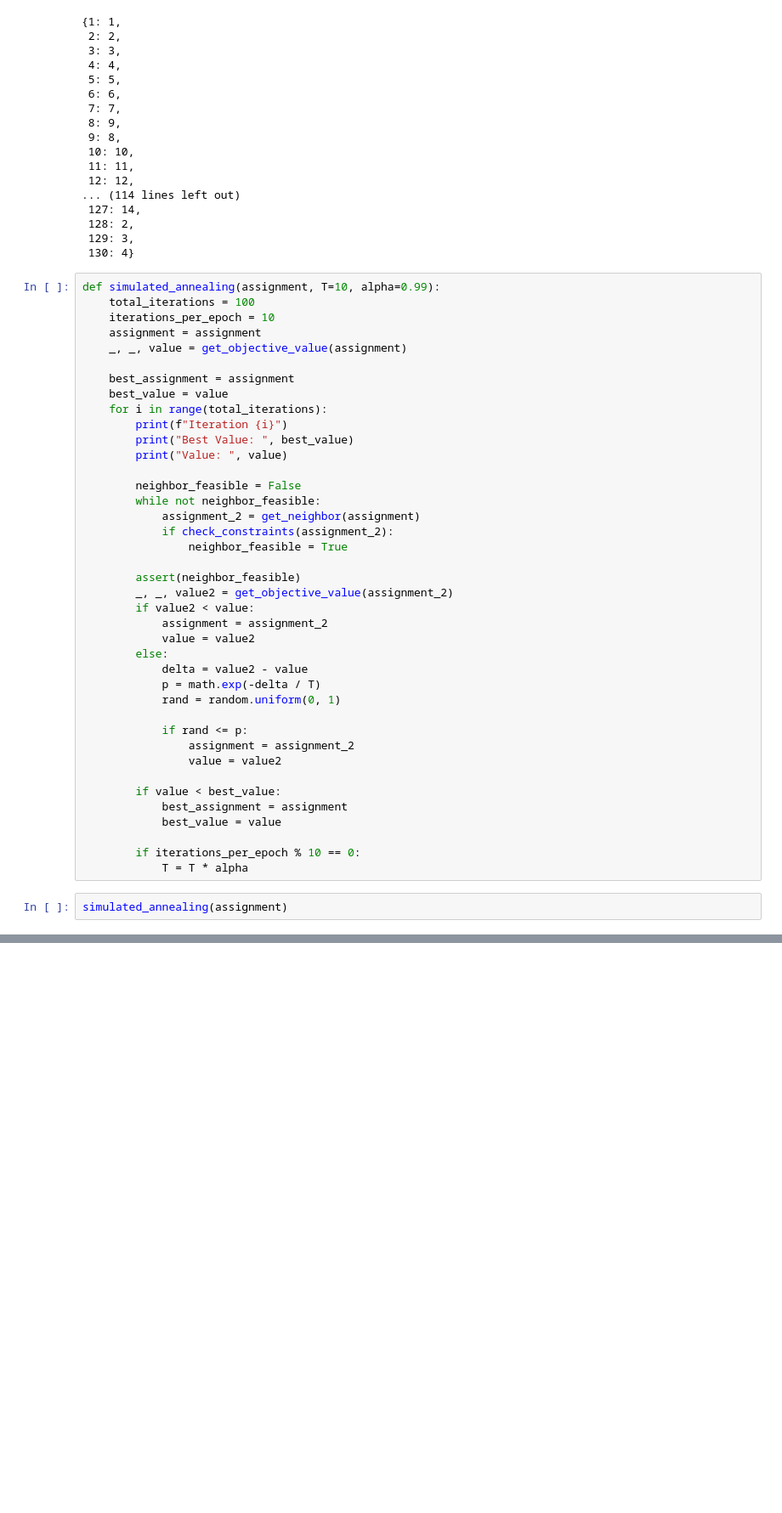
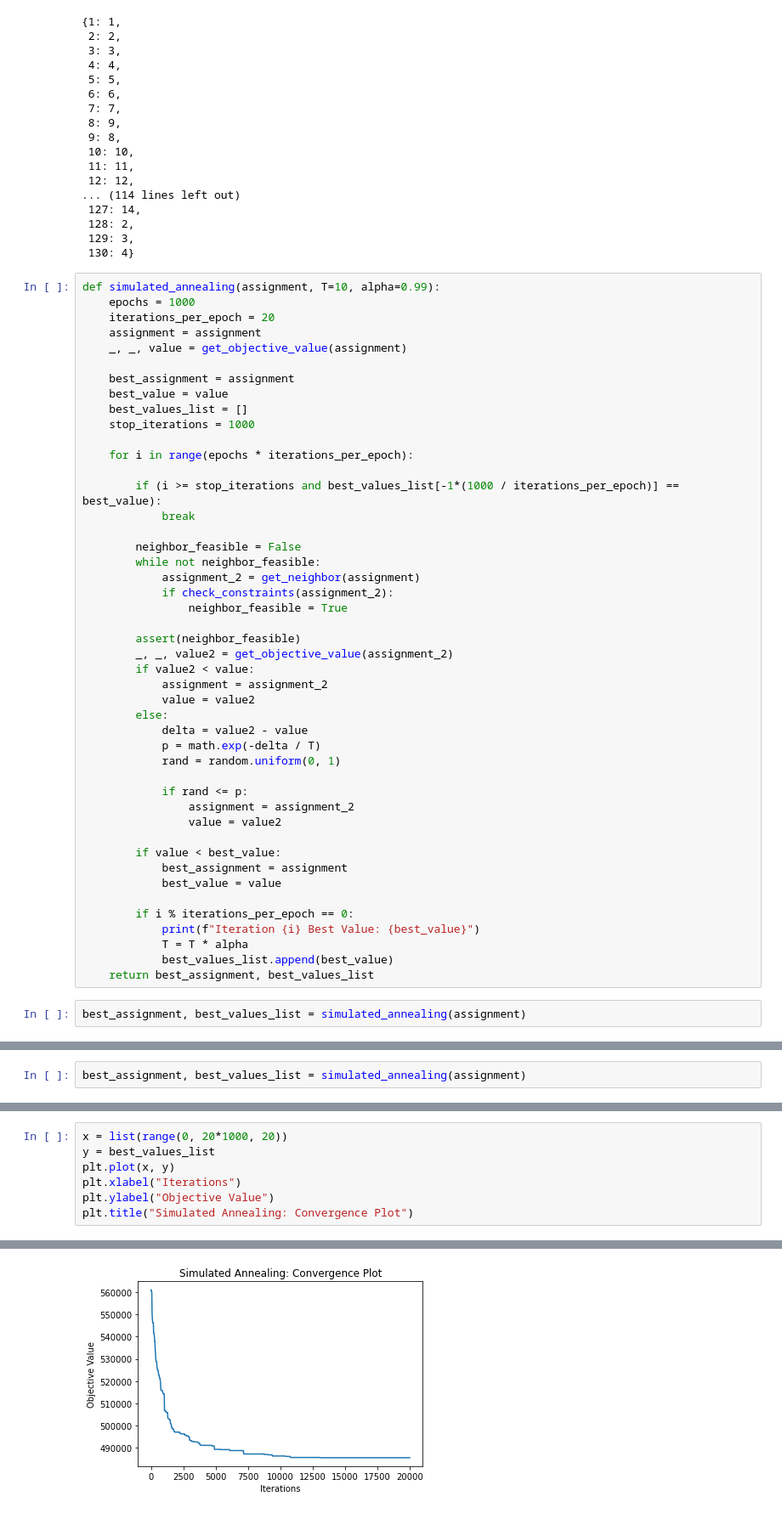
Before and after one commit to VivekShankar/AGAP, a Jupyter notebook: simulated_annealing.ipynb, the cells around one changed output, grey strips where cells are left out. Shown at 85% size. Cells and saved outputs as stored; diff of their text form; blank space fills up the shorter version.

Commit message:
Add initial plots and Conda environment

```diff
--- a/simulated_annealing.ipynb
+++ b/simulated_annealing.ipynb
@@ -358,17 +356,20 @@ pprint(assignment2)
  130: 4}
 # %%
 def simulated_annealing(assignment, T=10, alpha=0.99):
-    total_iterations = 100
-    iterations_per_epoch = 10
+    epochs = 1000
+    iterations_per_epoch = 20
     assignment = assignment
     _, _, value = get_objective_value(assignment)
 
     best_assignment = assignment
     best_value = value
-    for i in range(total_iterations):
-        print(f"Iteration {i}")
-        print("Best Value: ", best_value)
-        print("Value: ", value)
+    best_values_list = []
+    stop_iterations = 1000
+
+    for i in range(epochs * iterations_per_epoch):
+
+        if (i >= stop_iterations and best_values_list[-1*(1000 / iterations_per_epoch)] == best_value):
+            break
 
         neighbor_feasible = False
         while not neighbor_feasible:
@@ -394,8 +395,11 @@ def simulated_annealing(assignment, T=10, alpha=0.99):
             best_assignment = assignment
             best_value = value
 
-        if iterations_per_epoch % 10 == 0:
+        if i % iterations_per_epoch == 0:
+            print(f"Iteration {i} Best Value: {best_value}")
             T = T * alpha
+            best_values_list.append(best_value)
+    return best_assignment, best_values_list
 # %%
-simulated_annealing(assignment)
+best_assignment, best_values_list = simulated_annealing(assignment)
 # %% [output]
@@ -418,0 +423,2 @@ Value:  556072
+# %%
+best_assignment, best_values_list = simulated_annealing(assignment)
@@ -418,0 +467,8 @@ Value:  556072
+# %%
+x = list(range(0, 20*1000, 20))
+y = best_values_list
+plt.plot(x, y)
+plt.xlabel("Iterations")
+plt.ylabel("Objective Value")
+plt.title("Simulated Annealing: Convergence Plot")
+# %% [output]
@@ -418,0 +476 @@ Value:  556072
+[figure, added]
```
Also changed, not shown: parts of 19 cells of this notebook, 2 other files.
